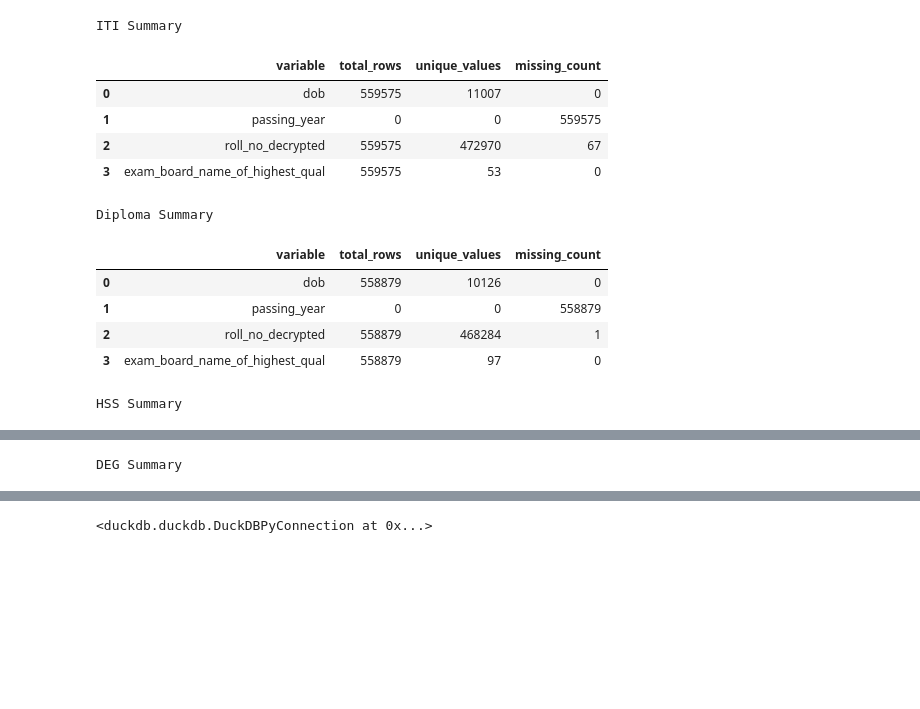
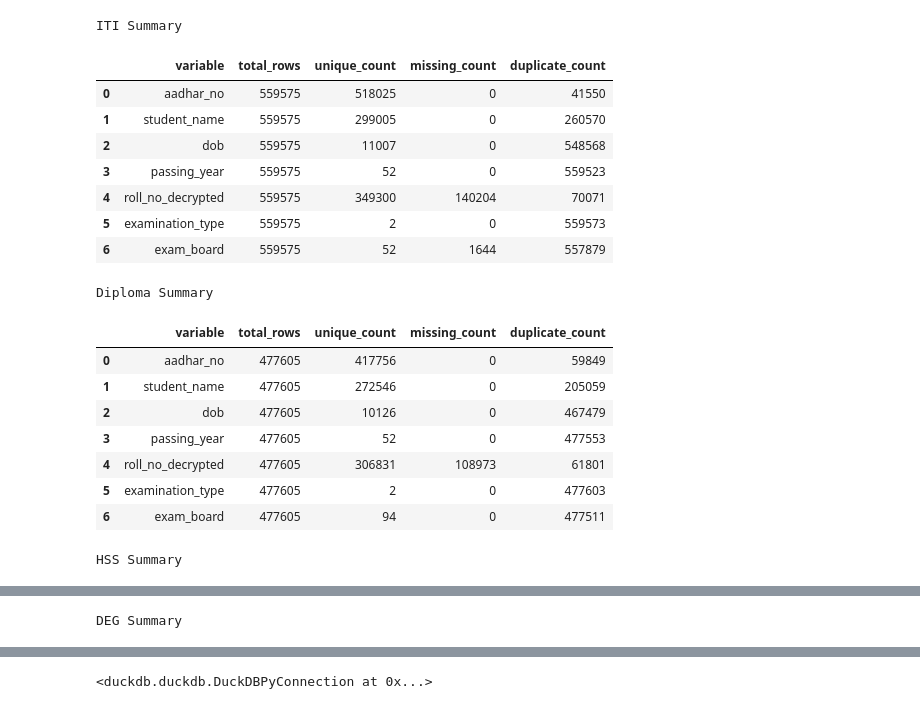
Before and after one commit to Data-Policy-and-Innovation-Centre/sams, a Jupyter notebook: notebooks/diploma-common-id.ipynb, the cells around one changed output, grey strips where cells are left out. Drawn from its saved outputs; the diff is of its cells as text; code cells hidden in the pictures; blank space fills up the shorter version.

```diff
--- a/notebooks/diploma-common-id.ipynb
+++ b/notebooks/diploma-common-id.ipynb
@@ -222,7 +210,2 @@ def clean_sams_dataset(df: pd.DataFrame, module: str) -> pd.DataFrame:
-# %%
-iti_df = clean_sams_dataset(iti_enrollments, "iti")
-diploma_df = clean_sams_dataset(diploma_enrollments, "diploma")
-hss_df = clean_sams_dataset(hss_enrollments, "hss")
-deg_df = clean_sams_dataset(deg_enrollments, "deg")
 # %%
 # to build copy datatset without applying any condition on roll numbers
@@ -301,5 +241,0 @@ def process_roll_numbers(df: pd.DataFrame, roll_col: str = 'roll_no') -> pd.Data
-# %%
-iti_df = process_roll_numbers(iti_df)
-diploma_df = process_roll_numbers(diploma_df)
-hss_df = process_roll_numbers(hss_df)
-deg_df = process_roll_numbers(deg_df)
@@ -468,55 +300,65 @@ deg_df = process_roll_numbers_len_format(deg_df)
 # %%
-key_vars = ["dob", "passing_year", "roll_no_decrypted", "exam_board_name_of_highest_qual"]
+key_vars = ["aadhar_no","student_name", "dob", "passing_year", "roll_no_decrypted", "examination_type", "exam_board"]
 
-def generate_summary(df, key_vars):
-    """
-    Generate summary stats for key variables in a dataset and includes normalization of 'highest_qualification'.
-    """
-
+def generate_summary_v2(df, key_vars):
     summary = []
     for col in key_vars:
-        total = df[col].count()
-        unique_vals = df[col].nunique()
-        missing = (
-            df[col].isna().sum()
-            + (df[col] == " ").sum()
-            + df[col].isin(["NA", "na"]).sum()
-        )
+        col_data = df[col].replace(["NA", "na", ""], pd.NA)
+
+        total = len(col_data)
+        missing = col_data.isna().sum()
+
+        # Count frequency of each non-missing value
+        freq = col_data.value_counts(dropna=True)
+
+        # Unique = appear exactly once
+        unique_rows = freq[freq == 1].sum()
+        # Duplicates = appear more than once
+        duplicate_rows = freq[freq > 1].sum()
+
         summary.append({
             "variable": col,
             "total_rows": total,
-            "unique_values": unique_vals,
-            "missing_count": missing
+            "unique_count": unique_rows,
+            "missing_count": missing,
+            "duplicate_count": duplicate_rows
         })
+
     return pd.DataFrame(summary)
 
 
 iti_summary = generate_summary(iti_df, key_vars)
 diploma_summary = generate_summary(diploma_df, key_vars)
 deg_summary = generate_summary(deg_df, key_vars)
 hss_summary = generate_summary(hss_df, key_vars)
 
 tables = [
     iti_summary.style.set_caption("ITI Summary"),
     diploma_summary.style.set_caption("Diploma Summary"),
     hss_summary.style.set_caption("HSS Summary"),
     deg_summary.style.set_caption("DEG Summary")
 ]
 
 # Stack vertically with spacing
 html = "<br><br>".join([t._repr_html_() for t in tables])  # 2 blank lines between tables
 display_html(html, raw=True)
 # %% [output]
 ITI Summary
-|  | variable | total_rows | unique_values | missing_count |
-| 0 | dob | 559575 | 11007 | 0 |
-| 1 | passing_year | 0 | 0 | 559575 |
-| 2 | roll_no_decrypted | 559575 | 472970 | 67 |
-| 3 | exam_board_name_of_highest_qual | 559575 | 53 | 0 |
+|  | variable | total_rows | unique_count | missing_count | duplicate_count |
+| 0 | aadhar_no | 559575 | 518025 | 0 | 41550 |
+| 1 | student_name | 559575 | 299005 | 0 | 260570 |
+| 2 | dob | 559575 | 11007 | 0 | 548568 |
+| 3 | passing_year | 559575 | 52 | 0 | 559523 |
+| 4 | roll_no_decrypted | 559575 | 349300 | 140204 | 70071 |
+| 5 | examination_type | 559575 | 2 | 0 | 559573 |
+| 6 | exam_board | 559575 | 52 | 1644 | 557879 |
 Diploma Summary
-|  | variable | total_rows | unique_values | missing_count |
-| 0 | dob | 558879 | 10126 | 0 |
-| 1 | passing_year | 0 | 0 | 558879 |
-| 2 | roll_no_decrypted | 558879 | 468284 | 1 |
-| 3 | exam_board_name_of_highest_qual | 558879 | 97 | 0 |
+|  | variable | total_rows | unique_count | missing_count | duplicate_count |
+| 0 | aadhar_no | 477605 | 417756 | 0 | 59849 |
+| 1 | student_name | 477605 | 272546 | 0 | 205059 |
+| 2 | dob | 477605 | 10126 | 0 | 467479 |
+| 3 | passing_year | 477605 | 52 | 0 | 477553 |
+| 4 | roll_no_decrypted | 477605 | 306831 | 108973 | 61801 |
+| 5 | examination_type | 477605 | 2 | 0 | 477603 |
+| 6 | exam_board | 477605 | 94 | 0 | 477511 |
 HSS Summary
```
Also changed, not shown: parts of 66 cells of this notebook, 9 other files.
